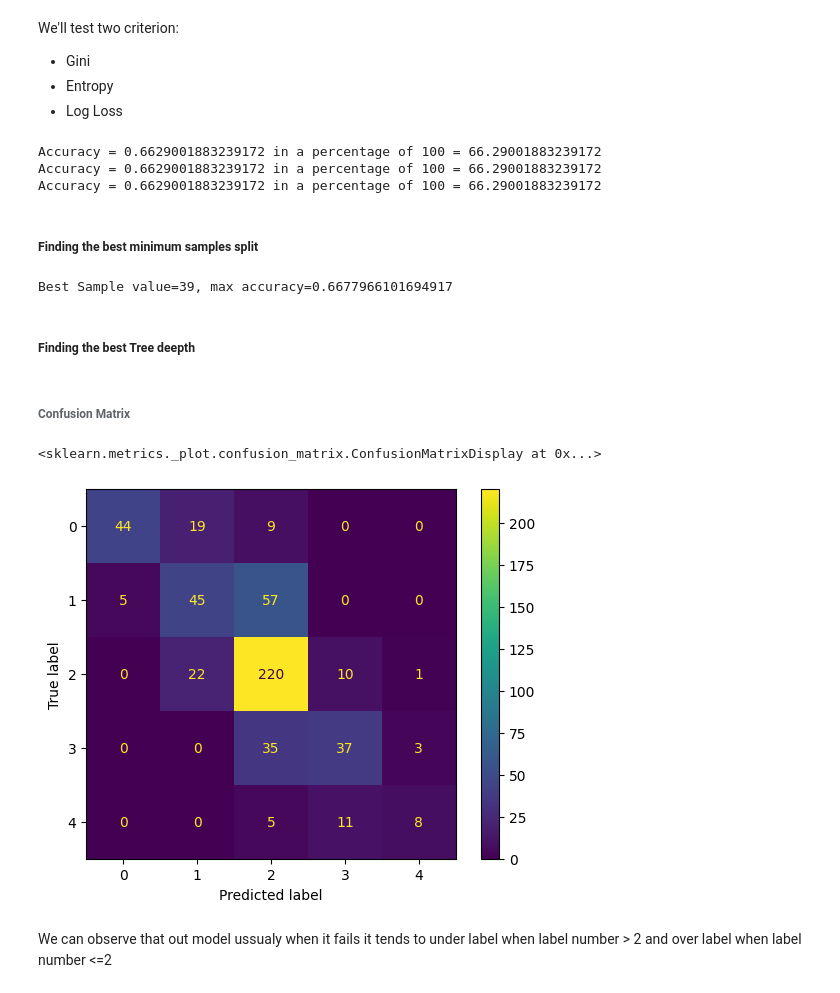
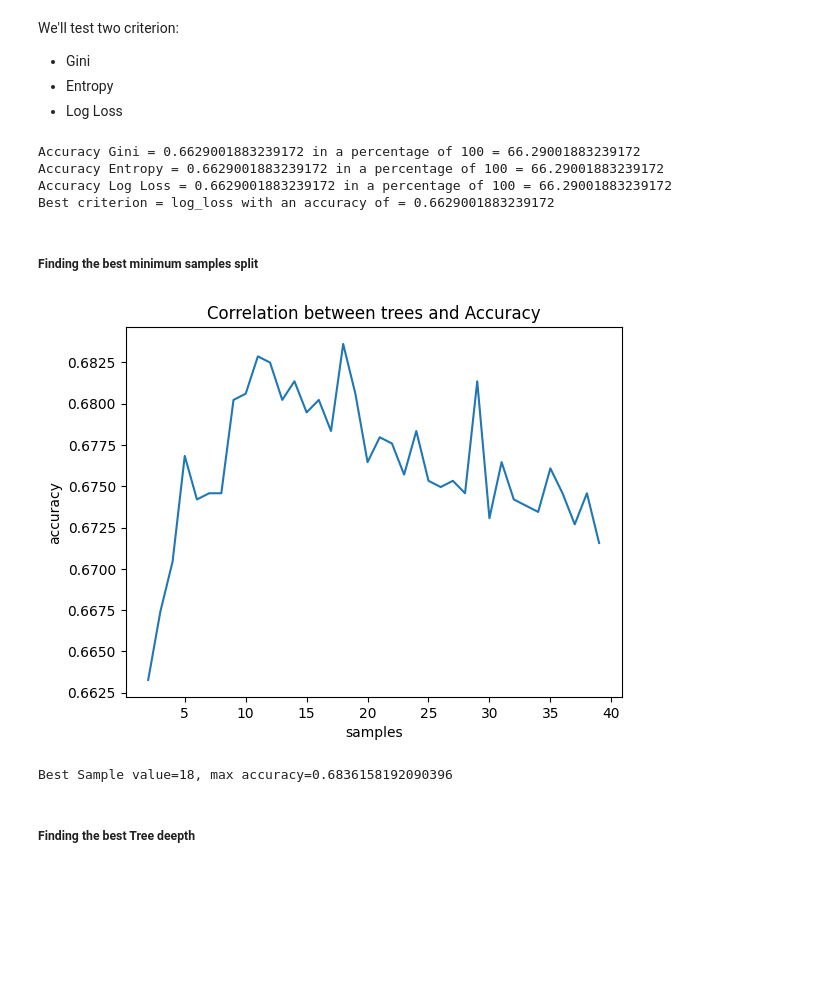
Before and after one commit to Grupo-2-LabIACD/Project-LabIACD, a Jupyter notebook: RandomForest.ipynb, the cells around one changed output. Drawn from its saved outputs; the diff is of its cells as text; code cells hidden in the pictures; blank space fills up the shorter version.

```diff
--- a/RandomForest.ipynb
+++ b/RandomForest.ipynb
@@ -173,35 +185,45 @@ accuracy_logloss=accuracy_logloss/5
 # %%
-print(f"Accuracy = {accuracy_gini} in a percentage of 100 = {accuracy*100}")
-print(f"Accuracy = {accuracy_entropy} in a percentage of 100 = {accuracy*100}")
-print(f"Accuracy = {accuracy_logloss} in a percentage of 100 = {accuracy*100}")
+print(f"Accuracy Gini = {accuracy_gini} in a percentage of 100 = {accuracy_gini*100}")
+print(f"Accuracy Entropy = {accuracy_entropy} in a percentage of 100 = {accuracy_entropy*100}")
+print(f"Accuracy Log Loss = {accuracy_logloss} in a percentage of 100 = {accuracy_logloss*100}")
+print(f"Best criterion = {bestcriterionname} with an accuracy of = {bestcriterionacc}")
 # %% [output]
-Accuracy = 0.6629001883239172 in a percentage of 100 = 66.29001883239172
-Accuracy = 0.6629001883239172 in a percentage of 100 = 66.29001883239172
-Accuracy = 0.6629001883239172 in a percentage of 100 = 66.29001883239172
+Accuracy Gini = 0.6629001883239172 in a percentage of 100 = 66.29001883239172
+Accuracy Entropy = 0.6629001883239172 in a percentage of 100 = 66.29001883239172
+Accuracy Log Loss = 0.6629001883239172 in a percentage of 100 = 66.29001883239172
+Best criterion = log_loss with an accuracy of = 0.6629001883239172
 # %% [markdown]
 ##### Finding the best minimum samples split
 # %%
 lower=2
 upper=40
 values=[]
 samplesnumber=[]
 for i in range (lower,upper):
     average_accuracy=0
 
     for k in range (5):
         RandomForest = RandomForestClassifier(min_samples_split=i, n_jobs=(-1))
         RandomForest.fit(features_treino,has_cancer_treino)
         has_cancer_prediction=RandomForest.predict(features_teste)
         accuracy = accuracy_score(has_cancer_teste, has_cancer_prediction)
         average_accuracy+=accuracy
     values.append(average_accuracy/5)
     samplesnumber.append(i)
 
+pyplot.plot(samplesnumber,values )
+pyplot.xlabel('samples')
+pyplot.ylabel('accuracy')
+pyplot.title('Correlation between trees and Accuracy')
+pyplot.show()
+
+
 values=np.array(values)
 index=np.where(values==np.max(values))
 bestsample=samplesnumber[index[0][0]]
 print(f"Best Sample value={bestsample}, max accuracy={np.max(values)}")
 # %% [output]
+[figure, added]
-Best Sample value=39, max accuracy=0.6677966101694917
+Best Sample value=18, max accuracy=0.6836158192090396
 # %% [markdown]
 ##### Finding the best Tree deepth
@@ -229,12 +229,0 @@ print(f"Best Sample value={bestsample}, max accuracy={np.max(values)}")
-# %% [markdown]
-###### Confusion Matrix
-# %%
-cm=confusion_matrix(has_cancer_teste, has_cancer_prediction)
-ConfusionMatrixDisplay(confusion_matrix=cm).plot()
-#True_positives, False_positives, True_negatives, False_negatives=confusion_matrix(has_cancer_teste, has_cancer_prediction).ravel
-#print(f"True Positives={True_positives} \n False Positives={False_positives} \n True Negatives={True_negatives} \n False Positives={False_positives}")
-# %% [output]
-<sklearn.metrics._plot.confusion_matrix.ConfusionMatrixDisplay at 0x...>
-[figure, removed]
-# %% [markdown]
-We can observe that out model ussualy when it fails it tends to under label when label number > 2 and over label when label number <=2
```
Also changed, not shown: parts of 42 cells of this notebook, 1 other file.
